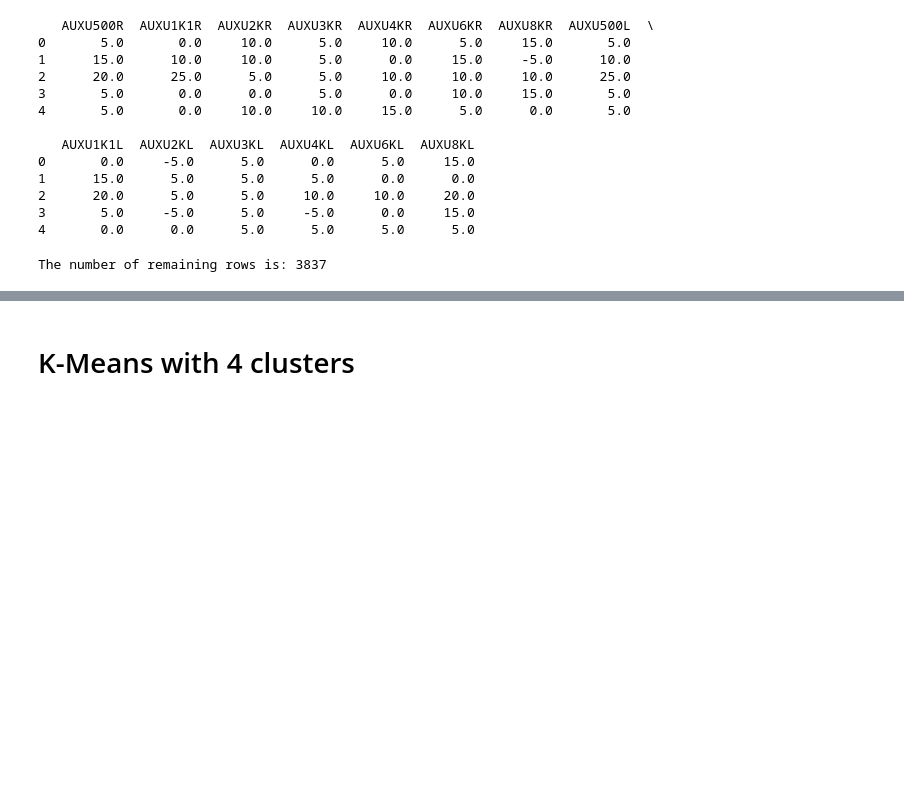
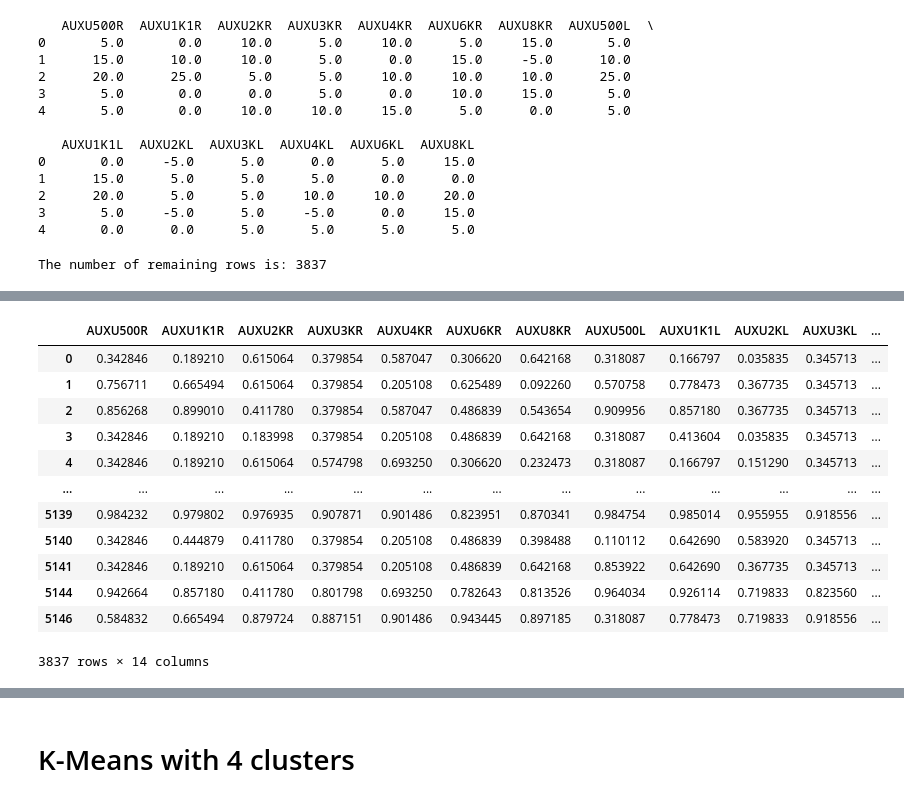
Before and after one commit to BruciiZ/hearing-clustering, a Jupyter notebook: code/K-Means.ipynb, the cells around one changed output, grey strips where cells are left out. Saved outputs shown, nothing was run; the diff lists cells and outputs as text; code cells hidden in the pictures; blank space fills up the shorter version.

```diff
--- a/code/K-Means.ipynb
+++ b/code/K-Means.ipynb
@@ -103,0 +146,19 @@ standardized_left_ear_data = scaler.fit_transform(left_ear_data)
+# %%
+# Replace original values with percentiles
+
+ranked_ear_data = cleaned_data.rank(method='average', pct=True)
+ranked_ear_data
+# %% [output]
+|  | AUXU500R | AUXU1K1R | AUXU2KR | AUXU3KR | AUXU4KR | AUXU6KR | AUXU8KR | AUXU500L | AUXU1K1L | AUXU2KL | AUXU3KL | ... |
+| 0 | 0.342846 | 0.189210 | 0.615064 | 0.379854 | 0.587047 | 0.306620 | 0.642168 | 0.318087 | 0.166797 | 0.035835 | 0.345713 | ... |
+| 1 | 0.756711 | 0.665494 | 0.615064 | 0.379854 | 0.205108 | 0.625489 | 0.092260 | 0.570758 | 0.778473 | 0.367735 | 0.345713 | ... |
+| 2 | 0.856268 | 0.899010 | 0.411780 | 0.379854 | 0.587047 | 0.486839 | 0.543654 | 0.909956 | 0.857180 | 0.367735 | 0.345713 | ... |
+| 3 | 0.342846 | 0.189210 | 0.183998 | 0.379854 | 0.205108 | 0.486839 | 0.642168 | 0.318087 | 0.413604 | 0.035835 | 0.345713 | ... |
+| 4 | 0.342846 | 0.189210 | 0.615064 | 0.574798 | 0.693250 | 0.306620 | 0.232473 | 0.318087 | 0.166797 | 0.151290 | 0.345713 | ... |
+| ... | ... | ... | ... | ... | ... | ... | ... | ... | ... | ... | ... | ... |
+| 5139 | 0.984232 | 0.979802 | 0.976935 | 0.907871 | 0.901486 | 0.823951 | 0.870341 | 0.984754 | 0.985014 | 0.955955 | 0.918556 | ... |
+| 5140 | 0.342846 | 0.444879 | 0.411780 | 0.379854 | 0.205108 | 0.486839 | 0.398488 | 0.110112 | 0.642690 | 0.583920 | 0.345713 | ... |
+| 5141 | 0.342846 | 0.189210 | 0.615064 | 0.379854 | 0.205108 | 0.486839 | 0.642168 | 0.853922 | 0.642690 | 0.367735 | 0.345713 | ... |
+| 5144 | 0.942664 | 0.857180 | 0.411780 | 0.801798 | 0.693250 | 0.782643 | 0.813526 | 0.964034 | 0.926114 | 0.719833 | 0.823560 | ... |
+| 5146 | 0.584832 | 0.665494 | 0.879724 | 0.887151 | 0.901486 | 0.943445 | 0.897185 | 0.318087 | 0.778473 | 0.719833 | 0.918556 | ... |
+3837 rows × 14 columns
```
Also changed, not shown: parts of 7 cells of this notebook, 2 other files.
